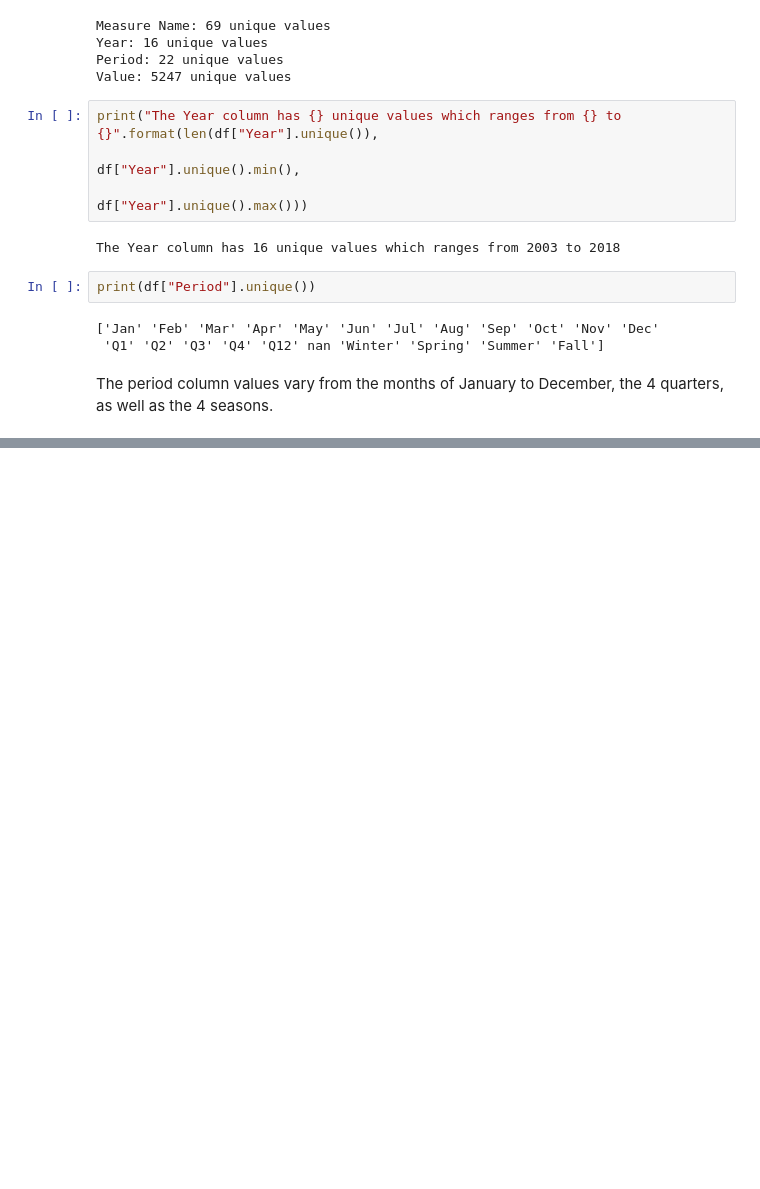
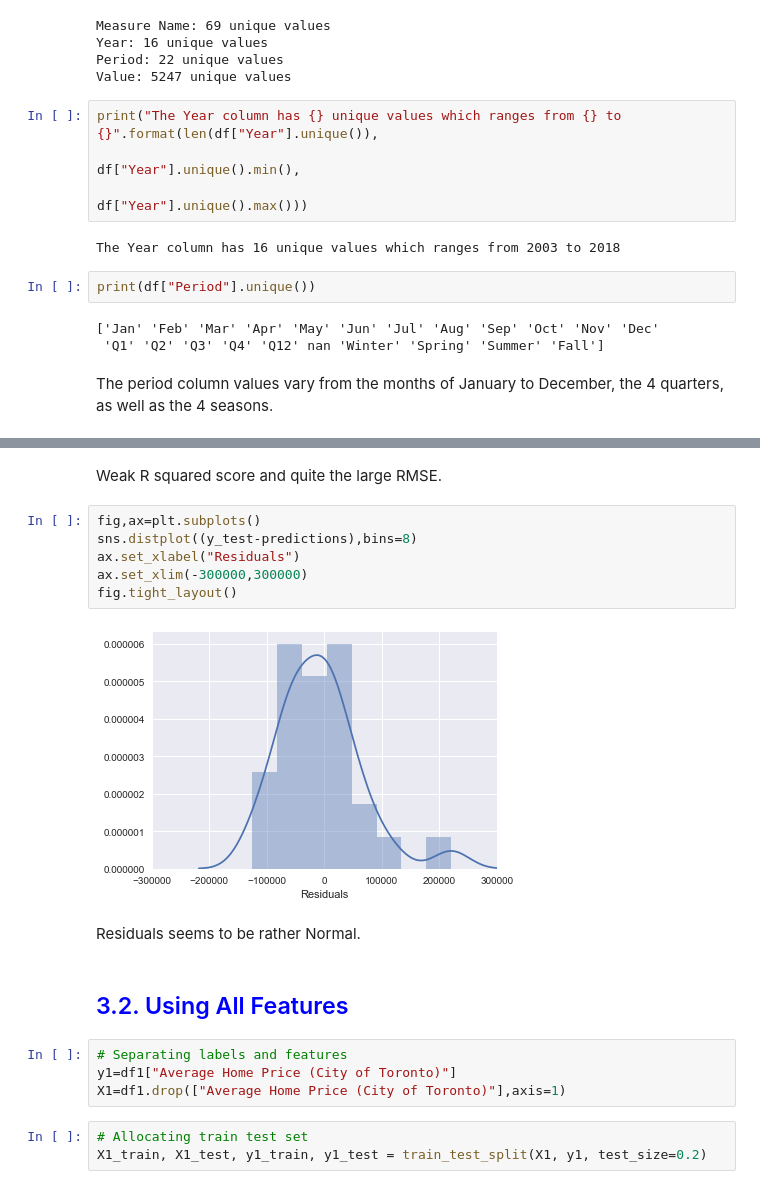
Before and after one commit to kennethnyu/mybasicregression, a Jupyter notebook: Simple Linear Regression.ipynb, the cells around one changed output, grey strips where cells are left out. Saved outputs shown, nothing was run; the diff lists cells and outputs as text; blank space fills up the shorter version.

```diff
--- a/Simple Linear Regression.ipynb
+++ b/Simple Linear Regression.ipynb
@@ -181,0 +212,21 @@ I am very curious as to how the measures relate to one another: correlation & mu
+# %% [markdown]
+Weak R squared score and quite the large RMSE.
+# %%
+fig,ax=plt.subplots()
+sns.distplot((y_test-predictions),bins=8)
+ax.set_xlabel("Residuals")
+ax.set_xlim(-300000,300000)
+fig.tight_layout()
+# %% [output]
+[figure, added]
+# %% [markdown]
+Residuals seems to be rather Normal.
+# %% [markdown]
+## <font color=Blue>3.2. Using All Features</font>
+# %%
+# Separating labels and features
+y1=df1["Average Home Price (City of Toronto)"]
+X1=df1.drop(["Average Home Price (City of Toronto)"],axis=1)
+# %%
+# Allocating train test set
+X1_train, X1_test, y1_train, y1_test = train_test_split(X1, y1, test_size=0.2)
```
Also changed, not shown: parts of 47 cells of this notebook.
